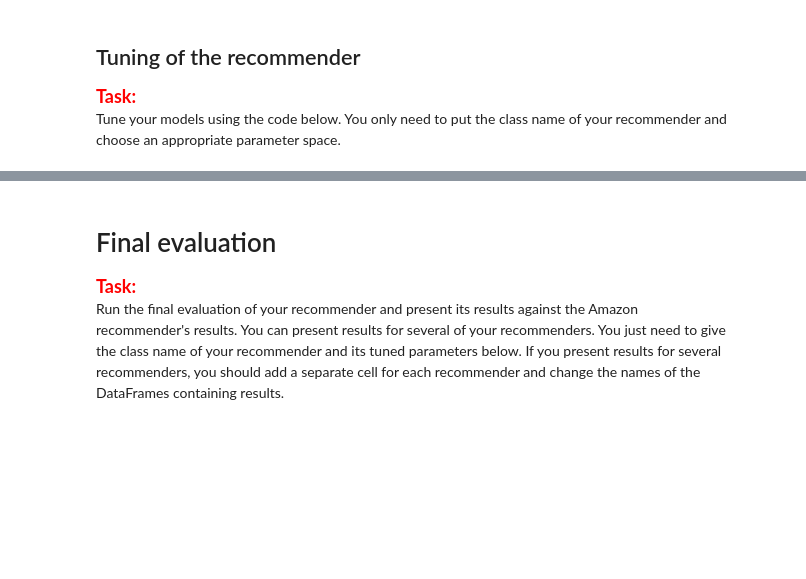
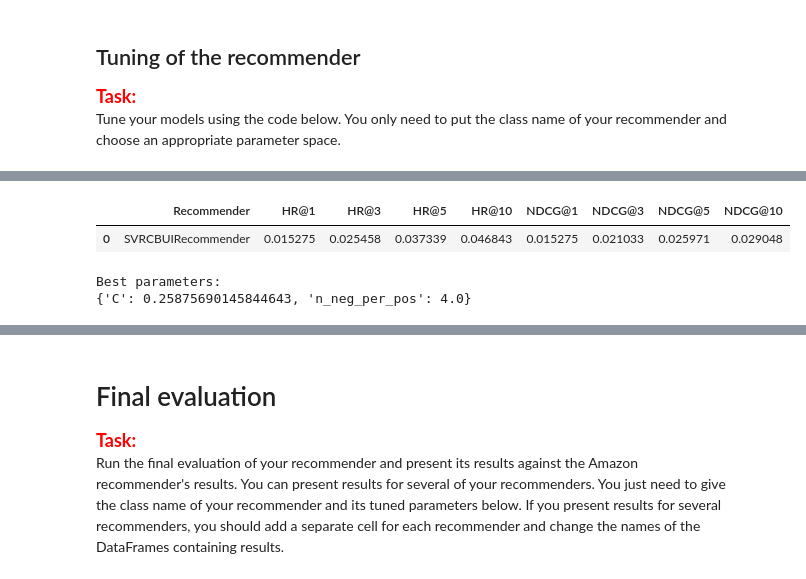
Before and after one commit to Maciasty15/Project_1_recommender, a Jupyter notebook: project_1_recommender_and_evaluation.ipynb, the cells around one changed output, grey strips where cells are left out. Drawn from its saved outputs; the diff is of its cells as text; code cells hidden in the pictures; blank space fills up the shorter version.

```diff
--- a/project_1_recommender_and_evaluation.ipynb
+++ b/project_1_recommender_and_evaluation.ipynb
@@ -134,6 +196,7 @@ from sklearn.linear_model import LinearRegression
 from sklearn.svm import SVR
 from sklearn.ensemble import RandomForestRegressor
 from sklearn.ensemble import GradientBoostingRegressor
+
 
 from recommenders.recommender import Recommender
 
@@ -195,6 +258,20 @@ class ContentBasedUserItemRecommender(Recommender):
         # (self.n_neg_per_pos per one positive).
         # Make sure the code is efficient and runs fast, otherwise you will not be able to properly tune your model.
 
+        tuples = interactions_df.loc[:, ['user_id', 'item_id']]
+        #tuples = set(tuples.intertuples(index=False, name=None))
+
+        user_id_unique = interactions_df.user_id.unique()
+        item_id_unique = interactions_df.item_id.unique()
+
+        while len(negative_interactions) < self.n_neg_per_pos * len(interactions_df):
+            random_user = np.random.choice(user_id_unique)
+            random_item = np.random.choice(item_id_unique)
+
+            if (random_user, random_item) in tuples:
+                continue
+            negative_interactions.append((random_user, random_item, 0))
+
         interactions_df = pd.concat(
             [interactions_df, pd.DataFrame(negative_interactions, columns=['user_id', 'item_id', 'interacted'])])
 
@@ -236,7 +313,8 @@ class ContentBasedUserItemRecommender(Recommender):
         # For items you have to apply the prepare_items_df method to items_df.
 
         # Score the items
-
+        users_df = pd.merge(self.users_df, users_df)
+        items_df, features = prepare_items_df(items_df)
         recommendations = pd.DataFrame(columns=['user_id', 'item_id', 'score'])
 
         for ix, user in users_df.iterrows():
@@ -244,17 +322,28 @@ class ContentBasedUserItemRecommender(Recommender):
             ########################
             # Write your code here #
             # Create a Carthesian product of users from users_df and items from items_df
+            #carthesian_product = pd.merge(users_df, items_df, how='cross').drop(columns=['user_id', 'item_id'])
+
+            one_user = user.to_frame().T
+            cart_list = pd.merge(one_user,items_df, how='cross')
 
             ########################
             # Write your code here #
             # Use self.model.predict method to calculate scores for all records in the just created DataFrame
             # of users and items
 
+            cart_list_predict = cart_list.drop(['item_id', 'user_id', 'items_user_id'], axis=1, errors='ignore')
+            scores = self.model.predict(cart_list_predict)
+
             ########################
             # Write your code here #
             # Obtain item ids with the highest score and save those ids under the chosen_ids variable
             # Do not exclude already booked items.
+
             chosen_ids = None
+            ids = (-scores).argsort()[:n_recommendations]
+            chosen_ids = cart_list.iloc[ids]['item_id']
+
 
             recommendations = []
             for item_id in chosen_ids:
@@ -461,14 +573,19 @@ print(best_param_set)
 # %%
 param_space = {
     'n_neg_per_pos': hp.quniform('n_neg_per_pos', 1, 10, 1),
     'C': hp.loguniform('C', np.log(0.01), np.log(100.0))
 }
 
 best_param_set = tune_recommender(SVRCBUIRecommender, interactions_df, items_df,
-                                  param_space, max_evals=100, show_progressbar=True, seed=seed)
+                                  param_space, max_evals=3, show_progressbar=True, seed=seed)
 
 print("Best parameters:")
 print(best_param_set)
+# %% [output]
+|  | Recommender | HR@1 | HR@3 | HR@5 | HR@10 | NDCG@1 | NDCG@3 | NDCG@5 | NDCG@10 |
+| 0 | SVRCBUIRecommender | 0.015275 | 0.025458 | 0.037339 | 0.046843 | 0.015275 | 0.021033 | 0.025971 | 0.029048 |
+Best parameters:
+{'C': 0.25875690145844643, 'n_neg_per_pos': 4.0}
 # %%
 param_space = {
     'n_neg_per_pos': hp.quniform('n_neg_per_pos', 1, 10, 1),
```
Also changed, not shown: parts of 13 cells of this notebook, 15 other files.
